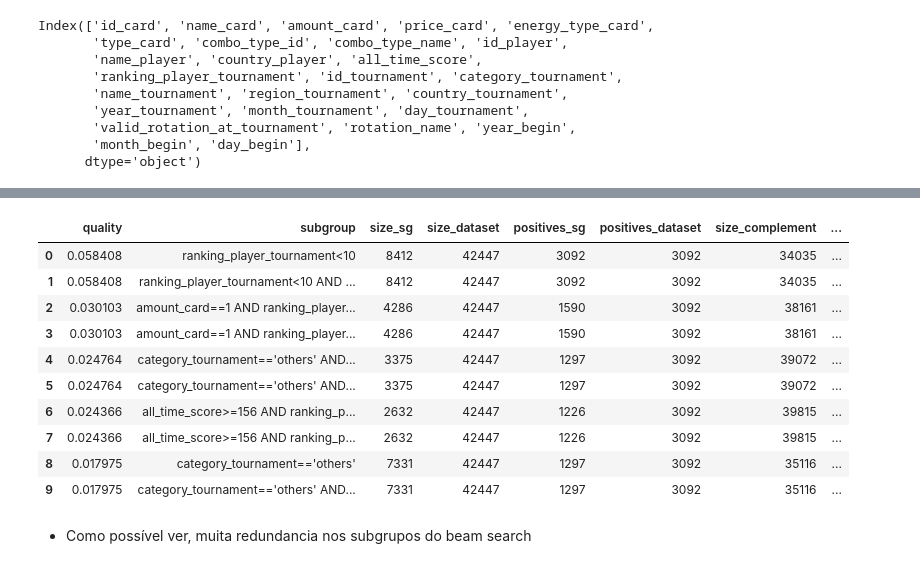
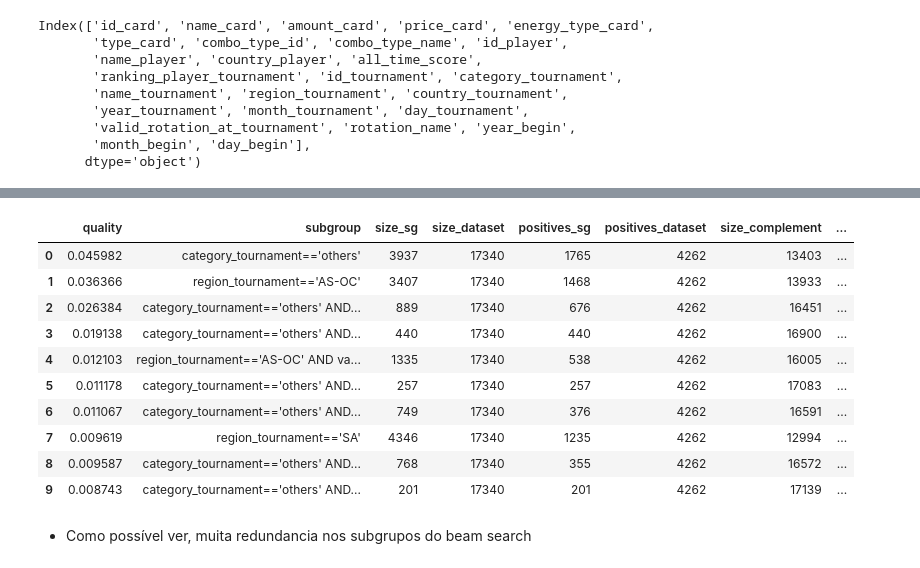
Before and after one commit to Francisco-aragao/Pokemon_analysis, a Jupyter notebook: tp.ipynb, the cells around one changed output, grey strips where cells are left out. Saved outputs shown, nothing was run; the diff lists cells and outputs as text; code cells hidden in the pictures.

Commit message:
feat: more tests - bad results

```diff
--- a/tp.ipynb
+++ b/tp.ipynb
@@ -301,9 +301,16 @@ df.describe
 
 [114291 rows x 26 columns]>
 # %%
-df = df[['name_card', 'amount_card', 'price_card', 'energy_type_card', 'type_card', 'name_player', 'all_time_score', 'category_tournament' ,'ranking_player_tournament']]
+df = df[['name_card', 'amount_card', 'price_card', 'energy_type_card', 'type_card', 'name_player', 'all_time_score', 'category_tournament' ,'ranking_player_tournament', 'combo_type_name', 'region_tournament', 'valid_rotation_at_tournament']]
 # %%
-df = df.dropna(subset=['name_card', 'amount_card', 'price_card', 'energy_type_card', 'type_card', 'name_player', 'all_time_score', 'category_tournament' ,'ranking_player_tournament'])
+df = df.dropna(subset=['name_card'
+,'energy_type_card'
+,'name_card'
+,'combo_type_name'
+,'category_tournament'
+,'region_tournament'
+,'all_time_score'
+,'valid_rotation_at_tournament'])
 
 df.describe
 # %% [output]
@@ -327,51 +334,52 @@ df.describe
 # %%
-df['top_position'] = (df['ranking_player_tournament'] <= 3).astype(int)
+df['top_position'] = (df['ranking_player_tournament'] <= 15).astype(int)
 
 # Define the target for subgroup discovery
 target = ps.BinaryTarget('top_position', 1)
 
 # Define selectors for relevant features
-namep_selectors = [ps.EqualitySelector('name_player', value) for value in df['name_player'].unique()]
+
+name_selectors = [ps.EqualitySelector('name_card', value) for value in df['name_card'].unique()]
 energy_selectors = [ps.EqualitySelector('energy_type_card', value) for value in df['energy_type_card'].unique()]
-type_selectors = [ps.EqualitySelector('type_card', value) for value in df['type_card'].unique()]
-name_selectors = [ps.EqualitySelector('name_card', value) for value in df['name_card'].unique()]
+card_name_selector = [ps.EqualitySelector('name_card', value) for value in df['name_card'].unique()]
+combo_type_selector = [ps.EqualitySelector('combo_type_name', value) for value in df['combo_type_name'].unique()]
+category_selector = [ps.EqualitySelector('category_tournament', value) for value in df['category_tournament'].unique()]
+region_selector = [ps.EqualitySelector('region_tournament', value) for value in df['region_tournament'].unique()]
+all_score_selector = [ps.EqualitySelector('all_time_score', value) for value in df['all_time_score'].unique()]
+rotation_selector = [ps.EqualitySelector('valid_rotation_at_tournament', value) for value in df['valid_rotation_at_tournament'].unique()]
 
 # Combine all selectors to form the search space
-search_space = namep_selectors + energy_selectors + name_selectors + type_selectors
+search_space =  energy_selectors + name_selectors +  card_name_selector + combo_type_selector + category_selector + region_selector + all_score_selector + rotation_selector
 
-search_space = ps.create_selectors(df, ignore=['top_position'])
+#search_space = ps.create_selectors(df, ignore=['top_position'])
 
 # Create the Subgroup Discovery Task
 task = ps.SubgroupDiscoveryTask(
     df,
     target,
     search_space,
     result_set_size=10,
-    depth=6,
+    depth=5,
     qf=ps.WRAccQF()  # Quality function to evaluate subgroups
 )
 
 # Run the SD-Map algorithm
-result = ps.BeamSearch().execute(task)
+result = ps.SimpleDFS().execute(task)
 
 df_result = result.to_dataframe()
 
 df_result
-
-# Display the results
-#for row in result.to_dataframe().itertuples():
-    #print(row.subgroup)
 # %% [output]
 |  | quality | subgroup | size_sg | size_dataset | positives_sg | positives_dataset | size_complement | ... |
-| 0 | 0.058408 | ranking_player_tournament<10 | 8412 | 42447 | 3092 | 3092 | 34035 | ... |
-| 1 | 0.058408 | ranking_player_tournament<10 AND ... | 8412 | 42447 | 3092 | 3092 | 34035 | ... |
-| 2 | 0.030103 | amount_card==1 AND ranking_player... | 4286 | 42447 | 1590 | 3092 | 38161 | ... |
-| 3 | 0.030103 | amount_card==1 AND ranking_player... | 4286 | 42447 | 1590 | 3092 | 38161 | ... |
-| 4 | 0.024764 | category_tournament=='others' AND... | 3375 | 42447 | 1297 | 3092 | 39072 | ... |
-| 5 | 0.024764 | category_tournament=='others' AND... | 3375 | 42447 | 1297 | 3092 | 39072 | ... |
-| 6 | 0.024366 | all_time_score>=156 AND ranking_p... | 2632 | 42447 | 1226 | 3092 | 39815 | ... |
-| 7 | 0.024366 | all_time_score>=156 AND ranking_p... | 2632 | 42447 | 1226 | 3092 | 39815 | ... |
-| 8 | 0.017975 | category_tournament=='others' | 7331 | 42447 | 1297 | 3092 | 35116 | ... |
-| 9 | 0.017975 | category_tournament=='others' AND... | 7331 | 42447 | 1297 | 3092 | 35116 | ... |
+| 0 | 0.045982 | category_tournament=='others' | 3937 | 17340 | 1765 | 4262 | 13403 | ... |
+| 1 | 0.036366 | region_tournament=='AS-OC' | 3407 | 17340 | 1468 | 4262 | 13933 | ... |
+| 2 | 0.026384 | category_tournament=='others' AND... | 889 | 17340 | 676 | 4262 | 16451 | ... |
+| 3 | 0.019138 | category_tournament=='others' AND... | 440 | 17340 | 440 | 4262 | 16900 | ... |
+| 4 | 0.012103 | region_tournament=='AS-OC' AND va... | 1335 | 17340 | 538 | 4262 | 16005 | ... |
+| 5 | 0.011178 | category_tournament=='others' AND... | 257 | 17340 | 257 | 4262 | 17083 | ... |
+| 6 | 0.011067 | category_tournament=='others' AND... | 749 | 17340 | 376 | 4262 | 16591 | ... |
+| 7 | 0.009619 | region_tournament=='SA' | 4346 | 17340 | 1235 | 4262 | 12994 | ... |
+| 8 | 0.009587 | category_tournament=='others' AND... | 768 | 17340 | 355 | 4262 | 16572 | ... |
+| 9 | 0.008743 | category_tournament=='others' AND... | 201 | 17340 | 201 | 4262 | 17139 | ... |
 # %% [markdown]
 - Como possível ver, muita redundancia nos subgrupos do beam search
```
Also changed, not shown: parts of 13 cells of this notebook.
